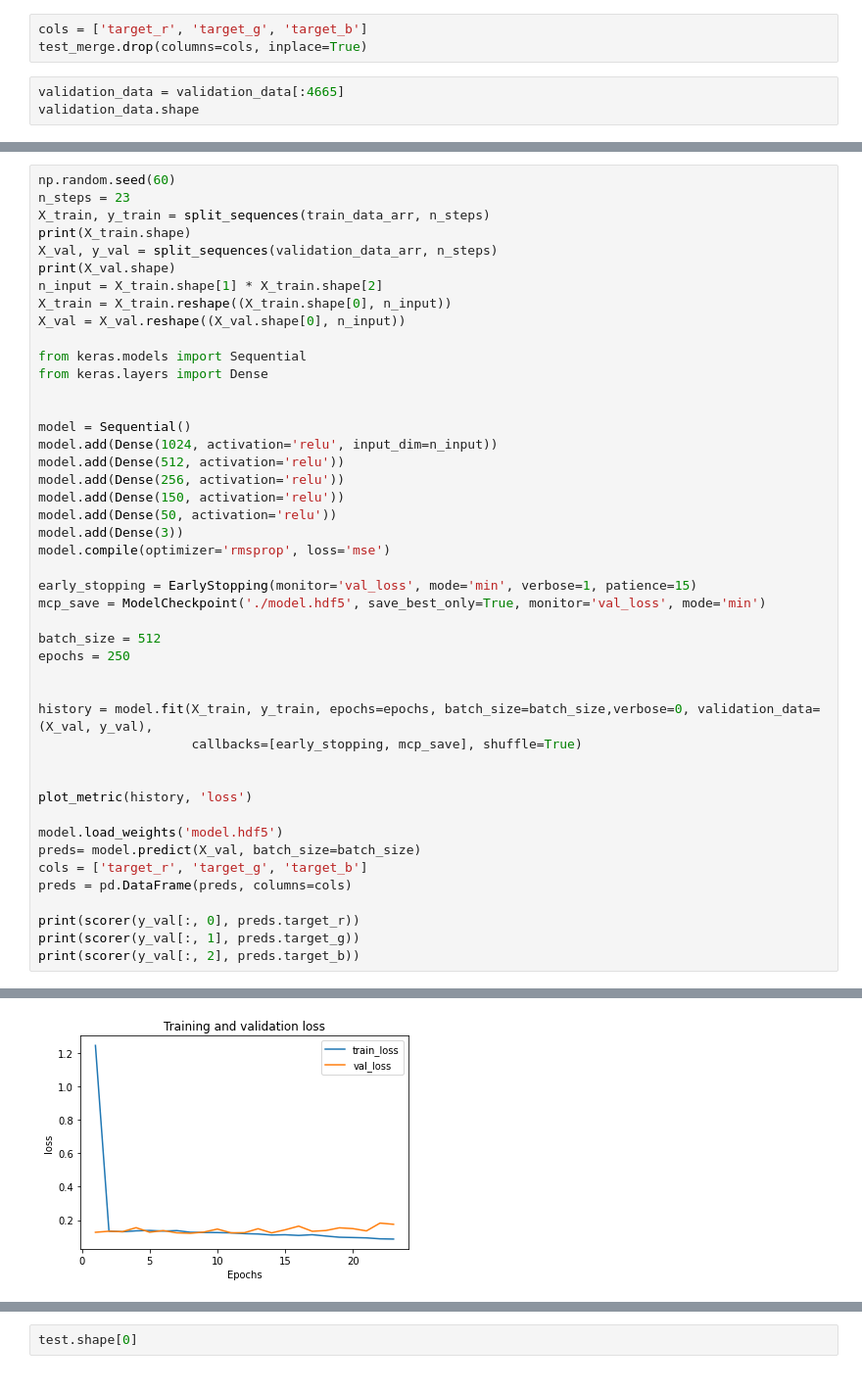
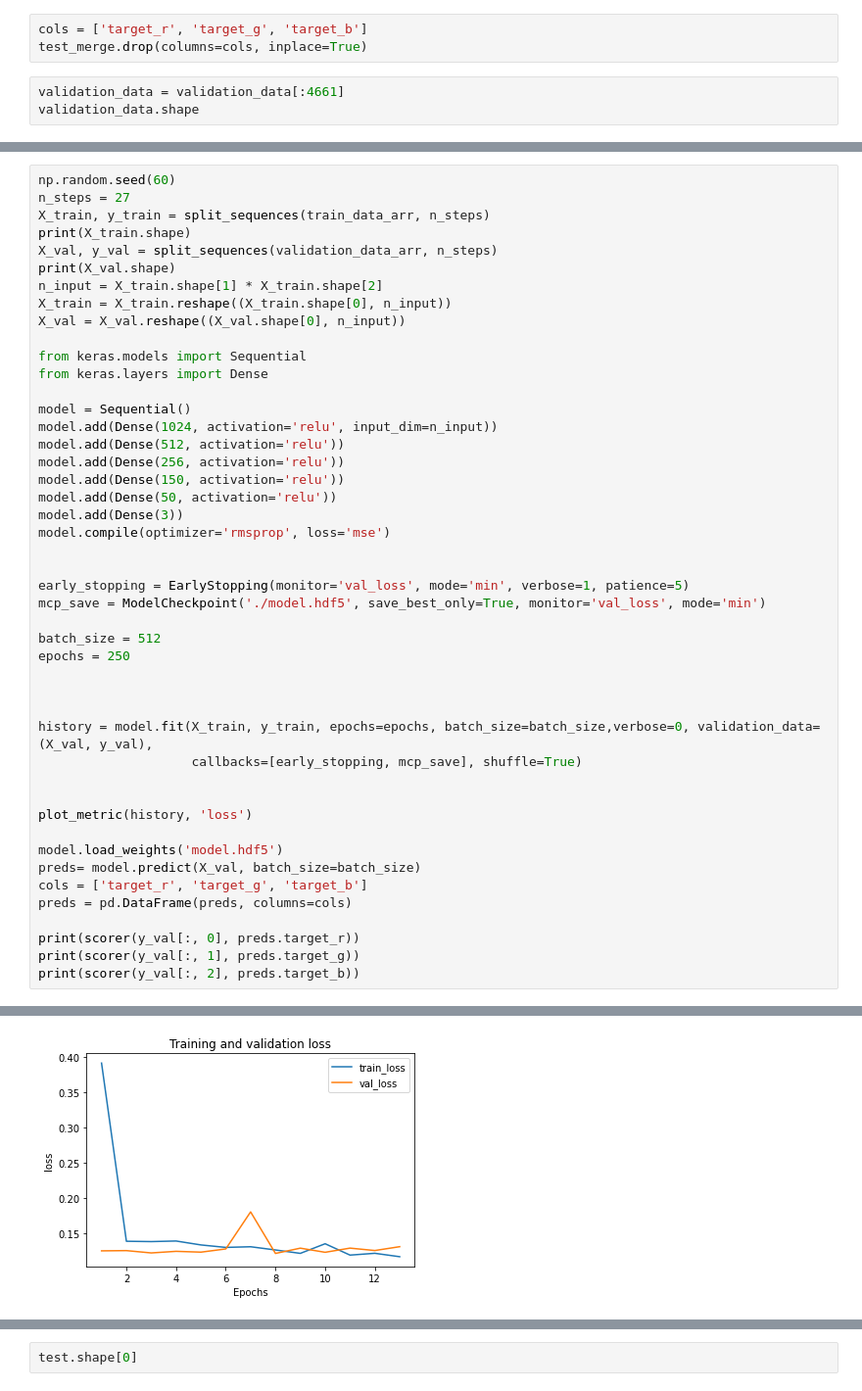
Before and after one commit to pratik-poudel/datacrunch, a Jupyter notebook: 24th April converting to time series and predicting with MLP.ipynb, the cells around one changed output, grey strips where cells are left out. Shown: that part at 98% size. Drawn from its saved outputs; the diff is of its cells as text.

```diff
--- a/24th April converting to time series and predicting with MLP.ipynb
+++ b/24th April converting to time series and predicting with MLP.ipynb
@@ -267,6 +288,6 @@ test.shape
 cols = ['target_r', 'target_g', 'target_b']
 test_merge.drop(columns=cols, inplace=True)
 # %%
-validation_data = validation_data[:4665]
+validation_data = validation_data[:4661]
 validation_data.shape
 # %% [output]
@@ -280,6 +301,6 @@ validation_data_arr.shape
 # %%
 np.random.seed(60)
-n_steps = 23
+n_steps = 27
 X_train, y_train = split_sequences(train_data_arr, n_steps)
 print(X_train.shape)
 X_val, y_val = split_sequences(validation_data_arr, n_steps)
@@ -291,7 +312,6 @@ X_val = X_val.reshape((X_val.shape[0], n_input))
 from keras.models import Sequential
 from keras.layers import Dense
 
-
 model = Sequential()
 model.add(Dense(1024, activation='relu', input_dim=n_input))
 model.add(Dense(512, activation='relu'))
@@ -301,11 +321,13 @@ model.add(Dense(50, activation='relu'))
 model.add(Dense(3))
 model.compile(optimizer='rmsprop', loss='mse')
 
-early_stopping = EarlyStopping(monitor='val_loss', mode='min', verbose=1, patience=15)
+
+early_stopping = EarlyStopping(monitor='val_loss', mode='min', verbose=1, patience=5)
 mcp_save = ModelCheckpoint('./model.hdf5', save_best_only=True, monitor='val_loss', mode='min')
 
 batch_size = 512
 epochs = 250
+
 
 
 history = model.fit(X_train, y_train, epochs=epochs, batch_size=batch_size,verbose=0, validation_data=(X_val, y_val),
@@ -329 +351 @@ Epoch 00023: early stopping
-[figure, old version]
+[figure, new version]
```
Also changed, not shown: parts of 17 cells of this notebook.
